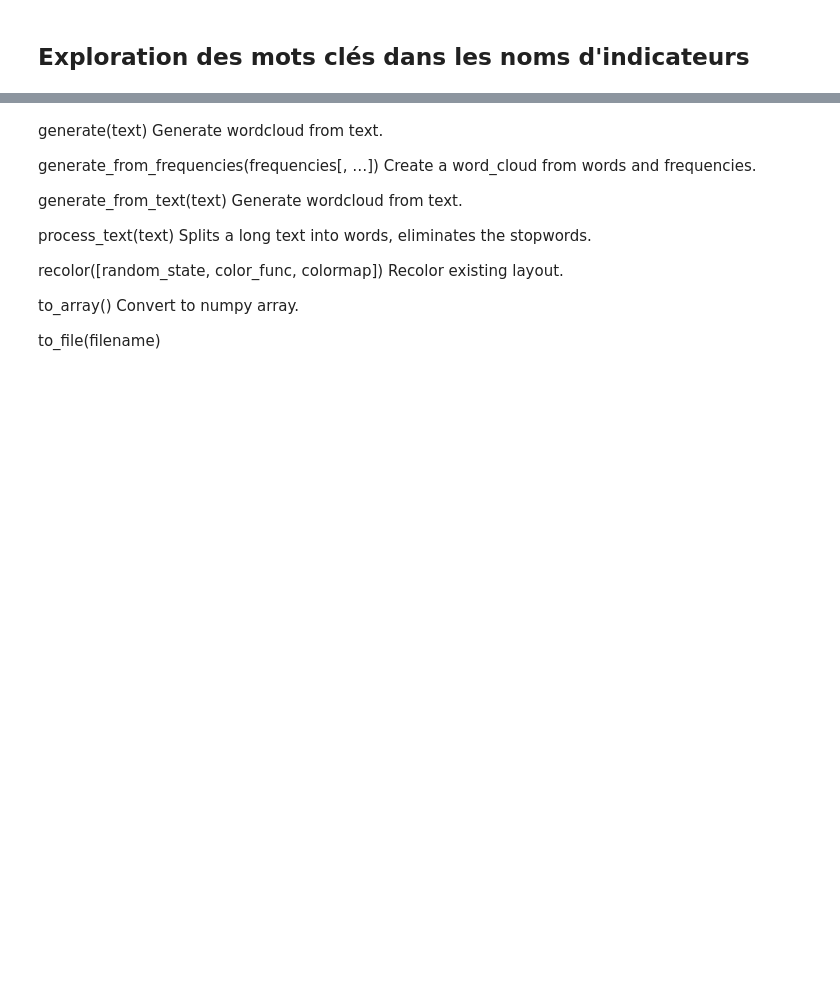
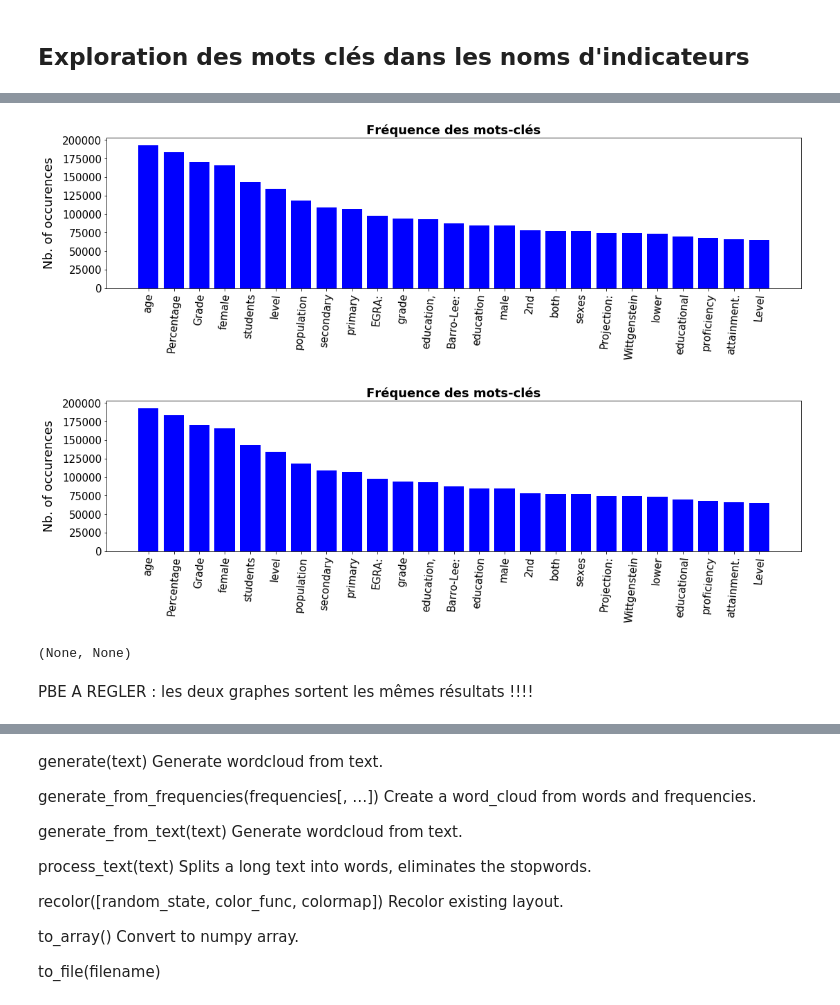
Before and after one commit to SmellyArmure/OC_DS_Project2, a Jupyter notebook: NOTEBOOK/P2-DataSystEd.ipynb, the cells around one changed output, grey strips where cells are left out. Drawn from its saved outputs; the diff is of its cells as text; code cells hidden in the pictures; blank space fills up the shorter version.

```diff
--- a/NOTEBOOK/P2-DataSystEd.ipynb
+++ b/NOTEBOOK/P2-DataSystEd.ipynb
@@ -461,0 +524,8 @@ plt.show()
+# %%
+histMots(dic_occs), histMots(dic_occs2)
+# %% [output]
+[figure, added]
+[figure, added]
+(None, None)
+# %% [markdown]
+PBE A REGLER : les deux graphes sortent les mêmes résultats !!!!
```
Also changed, not shown: parts of 25 cells of this notebook, 3 other files.
